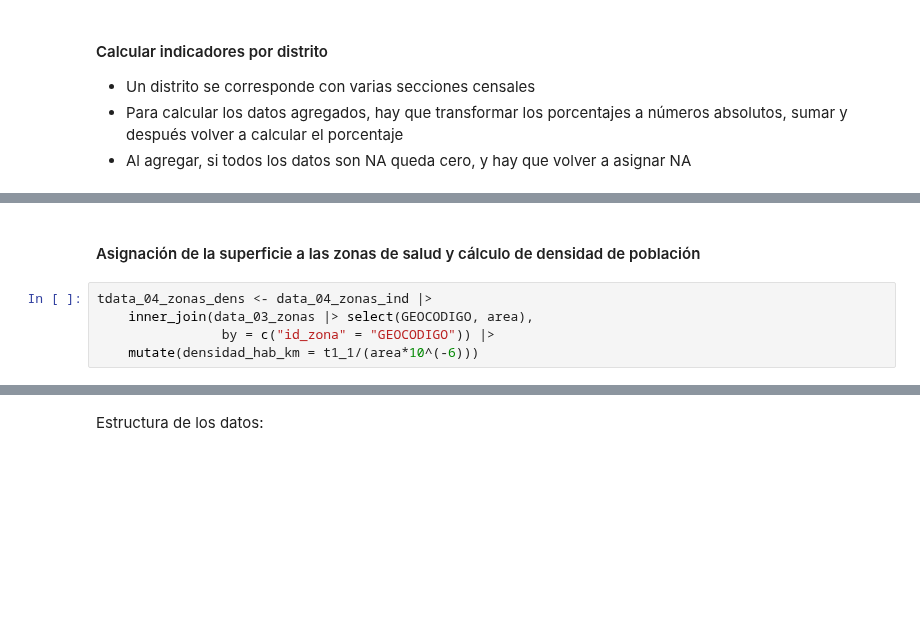
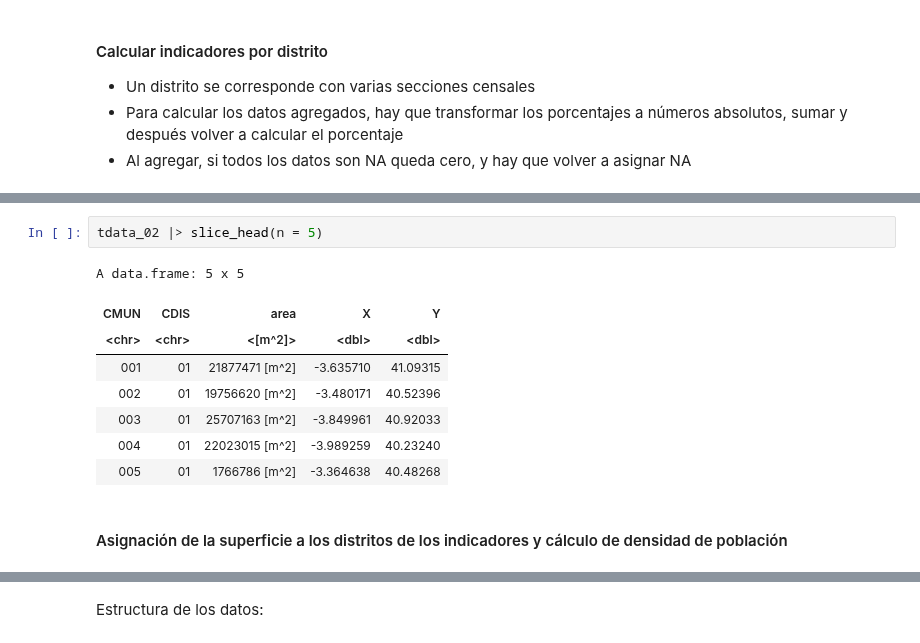
Before and after one commit to URJCDSLab/CitizenLab-Research-and-Development, a Jupyter notebook: casos_urjc/notebooks/II_data_processing/18_infraestructuras/05. - Data Collection_CU_18_10_indicadores_distritos_v_01.ipynb, the cells around one changed output, grey strips where cells are left out. Cells and saved outputs as stored; diff of their text form; blank space fills up the shorter version.

```diff
--- a/casos_urjc/notebooks/II_data_processing/18_infraestructuras/05. - Data Collection_CU_18_10_indicadores_distritos_v_01.ipynb
+++ b/casos_urjc/notebooks/II_data_processing/18_infraestructuras/05. - Data Collection_CU_18_10_indicadores_distritos_v_01.ipynb
@@ -237,7 +291,13 @@ Hay distritos en la correspondencia de zonas de salud que no existen en los indi
+# %%
+tdata_02 |> slice_head(n = 5)
+# %% [output]
+A data.frame: 5 x 5
+| CMUN | CDIS | area | X | Y |
+| <chr> | <chr> | <[m^2]> | <dbl> | <dbl> |
+| 001 | 01 | 21877471 [m^2] | -3.635710 | 41.09315 |
+| 002 | 01 | 19756620 [m^2] | -3.480171 | 40.52396 |
+| 003 | 01 | 25707163 [m^2] | -3.849961 | 40.92033 |
+| 004 | 01 | 22023015 [m^2] | -3.989259 | 40.23240 |
+| 005 | 01 | 1766786 [m^2] | -3.364638 | 40.48268 |
 # %% [markdown]
-#### Asignación de la superficie a las zonas de salud y cálculo de densidad de población
+#### Asignación de la superficie a los distritos de los indicadores y cálculo de densidad de población
-# %%
-tdata_04_zonas_dens <- data_04_zonas_ind |>
-    inner_join(data_03_zonas |> select(GEOCODIGO, area),
-                by = c("id_zona" = "GEOCODIGO")) |>
-    mutate(densidad_hab_km = t1_1/(area*10^(-6)))
```
Also changed, not shown: parts of 42 cells of this notebook, 12 other files.
